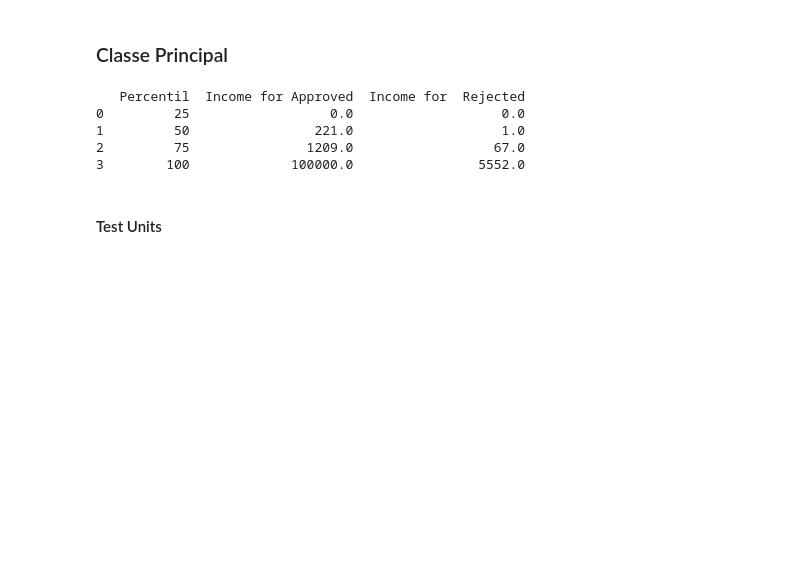
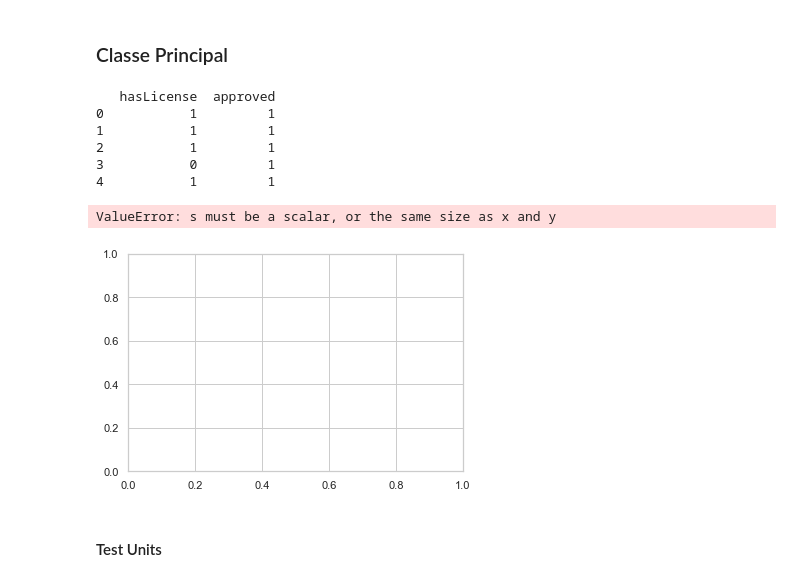
Before and after one commit to jrsilva051/Project-CreditAnalysis, a Jupyter notebook: project.ipynb, the cells around one changed output. Saved outputs shown, nothing was run; the diff lists cells and outputs as text; code cells hidden in the pictures; blank space fills up the shorter version.

```diff
--- a/project.ipynb
+++ b/project.ipynb
@@ -167,40 +171,50 @@ class Analyze:
     def answer_2(self):
         self.mean_age_approved = self.df_approved['Age'].mean()
         print('A idade com maior média de aprovação é de {} anos.'.format(int(self.mean_age_approved)))
-        display(self.df_approved.describe())
+        print(self.df_approved.describe())
 
     def answer_3(self):
         df_approved = run_etl_df(self.df_approved.copy())
         df_rejected = run_etl_df(self.df_rejected.copy())
         generate_graphic_3(df_approved, df_rejected)
 
     def answer_4(self):
         df_percentil_income = pd.DataFrame()
         list_percentil = [25,50,75,100]
         df_percentil_income['Percentil'] = list_percentil
         df_percentil_income['Income for Approved'] = np.percentile(a=self.df_approved['Income'], q=list_percentil)
         df_percentil_income['Income for  Rejected'] = np.percentile(a=self.df_rejected['Income'], q=list_percentil)
         print(df_percentil_income.head())
 
+    def answer_5(self):
+        #Ter carteira de motorista influencia na liberação de crédito?
+        df_license = pd.DataFrame()
+        df_license['hasLicense'] = list(map(lambda x: 0 if x > 0 else 1, self.df['DriversLicense']))
+        df_license['approved'] = self.df['Approved']
+        print(df_license.head())
 
+        plt.show()
 
 
     def generate_answers(self):
         self.answer_1()
         self.answer_2()
         self.answer_3()
         self.answer_4()
 
 
 analyze = Analyze()
 #analyze.generate_answers()
-analyze.answer_4()
+analyze.answer_5()
 # %% [output]
-   Percentil  Income for Approved  Income for  Rejected
-0         25                  0.0                   0.0
-1         50                221.0                   1.0
-2         75               1209.0                  67.0
-3        100             100000.0                5552.0
+   hasLicense  approved
+0           1         1
+1           1         1
+2           1         1
+3           0         1
+4           1         1
+ValueError: s must be a scalar, or the same size as x and y
+[figure, added]
 # %% [markdown]
 #### Test Units
 # %%
```
Also changed, not shown: parts of 3 cells of this notebook.
